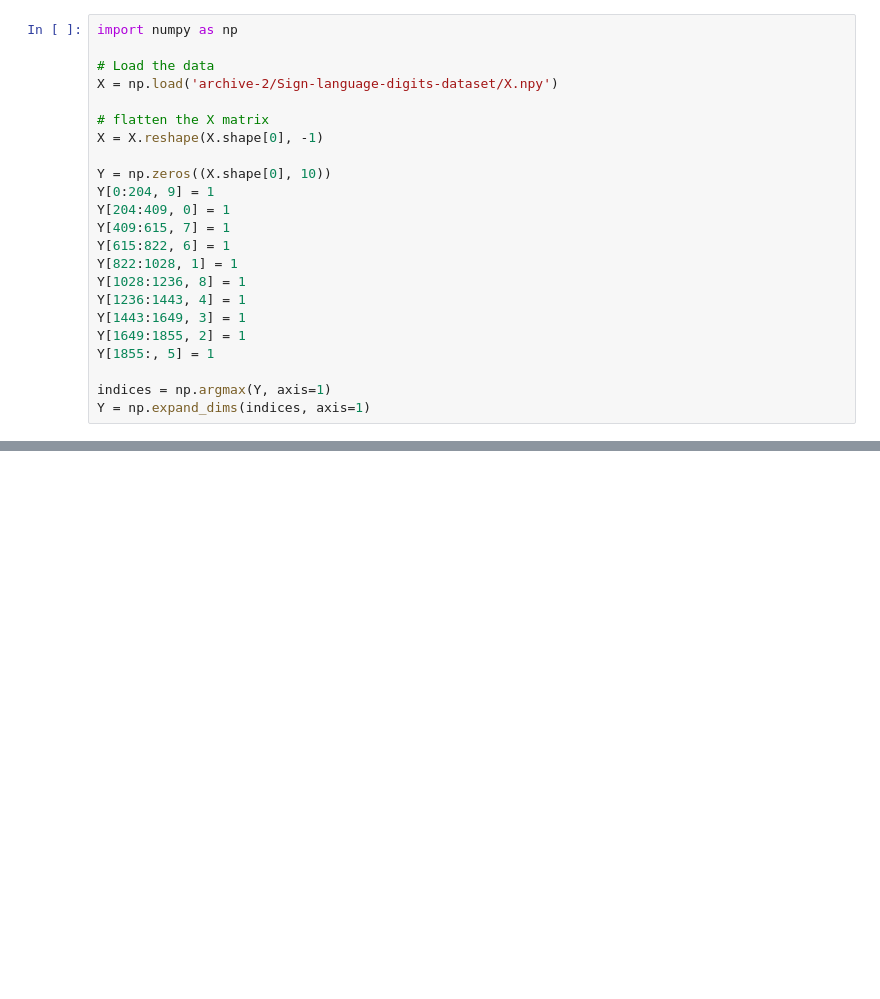
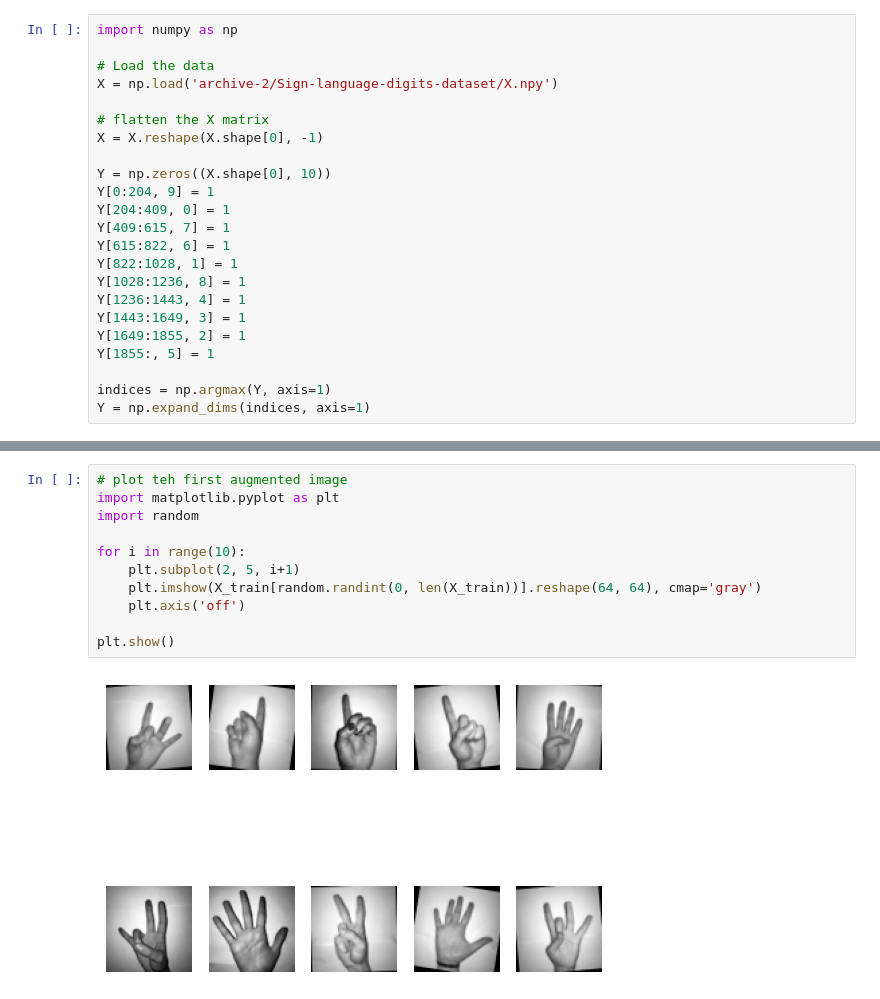
Before and after one commit to bernardofale/FAA, a Jupyter notebook: report1/tf_gradient_descent.ipynb, the cells around one changed output, grey strips where cells are left out. Cells and saved outputs as stored; diff of their text form; blank space fills up the shorter version.

```diff
--- a/report1/tf_gradient_descent.ipynb
+++ b/report1/tf_gradient_descent.ipynb
@@ -57,3 +94,16 @@ To enable the following instructions: SSE4.1 SSE4.2 AVX AVX2 AVX_VNNI FMA, in ot
+# %%
+# plot teh first augmented image
+import matplotlib.pyplot as plt
+import random
+
+for i in range(10):
+    plt.subplot(2, 5, i+1)
+    plt.imshow(X_train[random.randint(0, len(X_train))].reshape(64, 64), cmap='gray')
+    plt.axis('off')
+
+plt.show()
+# %% [output]
+[figure, added]
 # %%
 import tensorflow as tf
 import numpy as np
```
Also changed, not shown: parts of 7 cells of this notebook, 1 other file.
